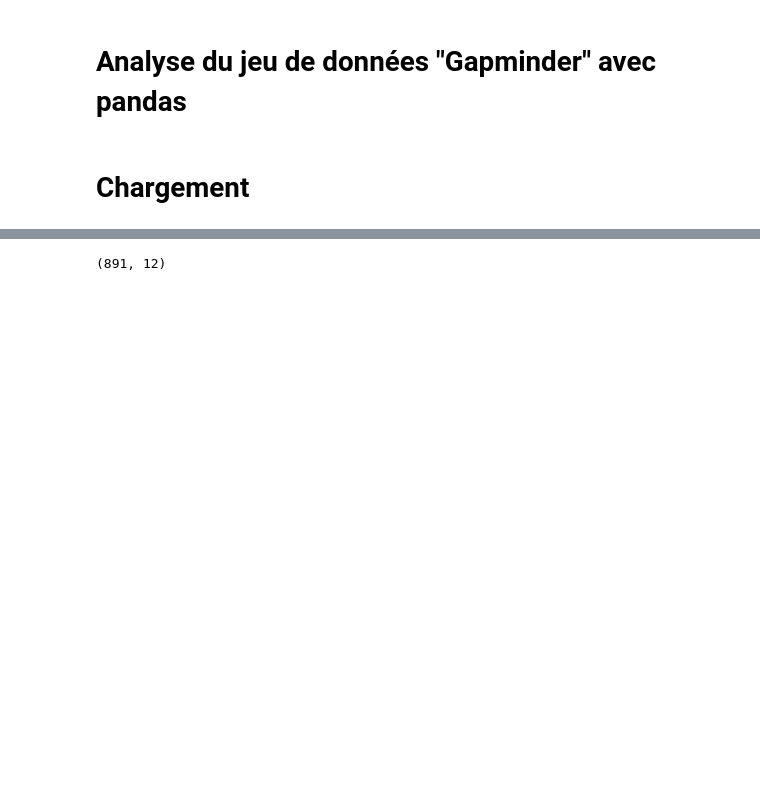
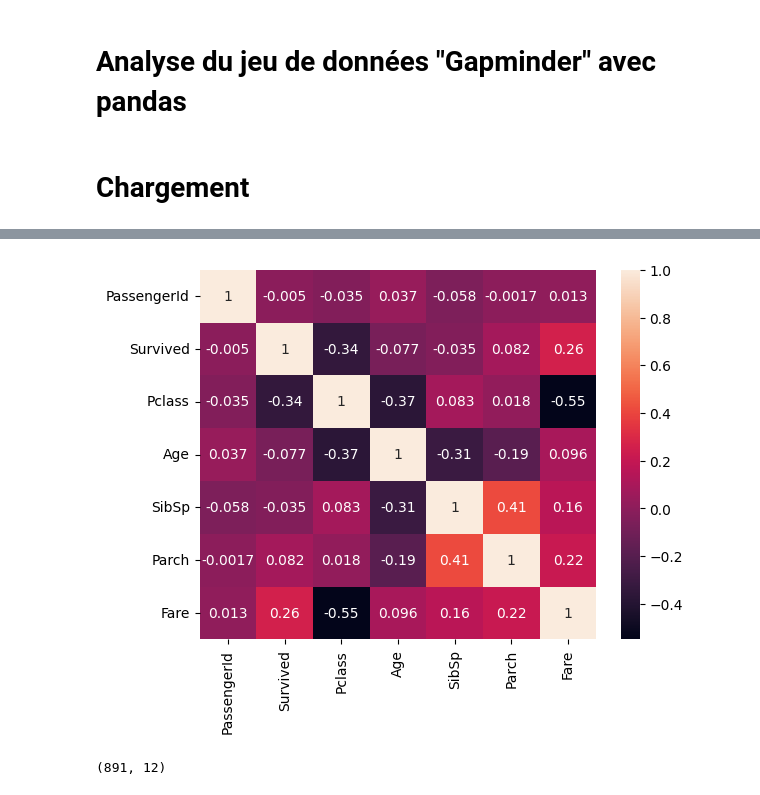
Before and after one commit to yzpt/module_pandas_B2, a Jupyter notebook: 2.0.gapminder_analysis.ipynb, the cells around one changed output, grey strips where cells are left out. Cells and saved outputs as stored; diff of their text form; code cells hidden in the pictures; blank space fills up the shorter version.

```diff
--- a/2.0.gapminder_analysis.ipynb
+++ b/2.0.gapminder_analysis.ipynb
@@ -25,6 +25,14 @@ df.head()
 | 2 | 3 | 1 | 3 | Heikkinen, Miss. Laina | female | 26.0 | 0 | 0 | STON/O2. 3101282 | 7.9250 | ... |
 | 3 | 4 | 1 | 1 | Futrelle, Mrs. Jacques Heath (Lil... | female | 35.0 | 1 | 0 | 113803 | 53.1000 | ... |
 | 4 | 5 | 0 | 3 | Allen, Mr. William Henry | male | 35.0 | 0 | 0 | 373450 | 8.0500 | ... |
+# %%
+quantitative_columns = ['PassengerId', 'Survived', 'Pclass', 'Age', 'SibSp', 'Parch', 'Fare']
+
+corr_matrix = df[quantitative_columns].corr()
+sns.heatmap(corr_matrix, annot=True)
+plt.show()
+# %% [output]
+[figure, added]
 # %%
 df.shape
 # %% [output]
```
Also changed, not shown: parts of 5 cells of this notebook, 3 other files.
